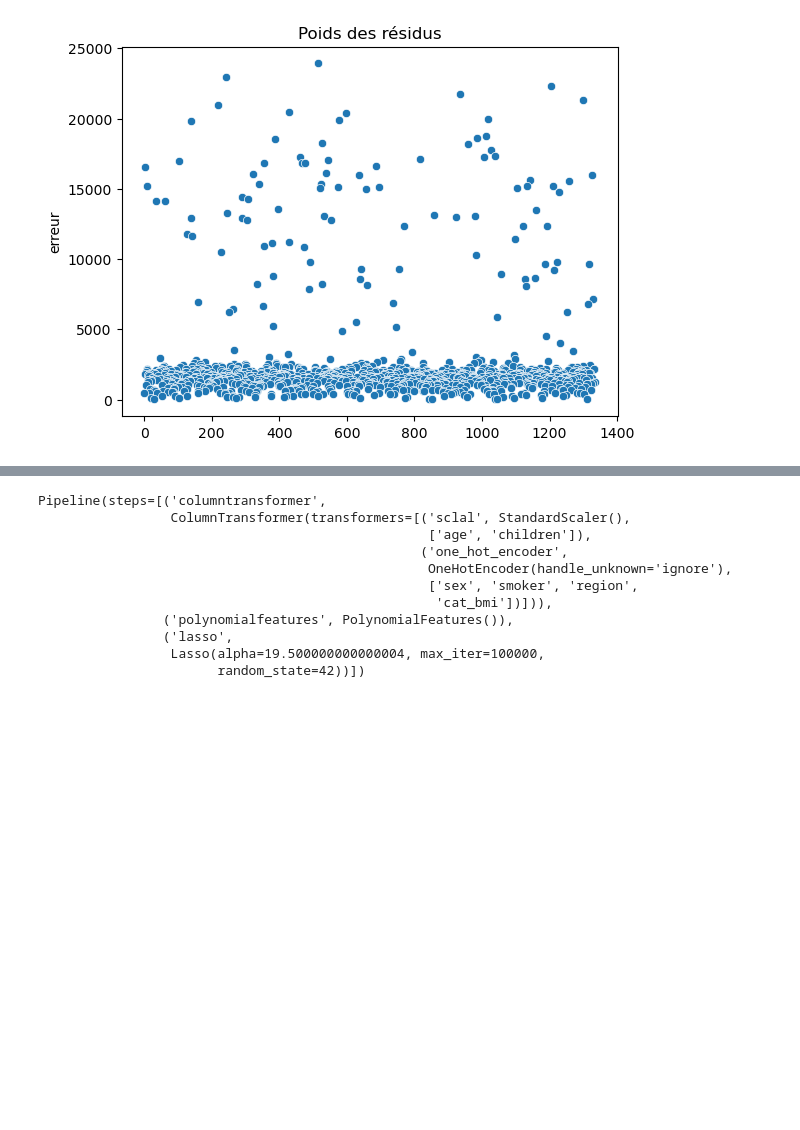
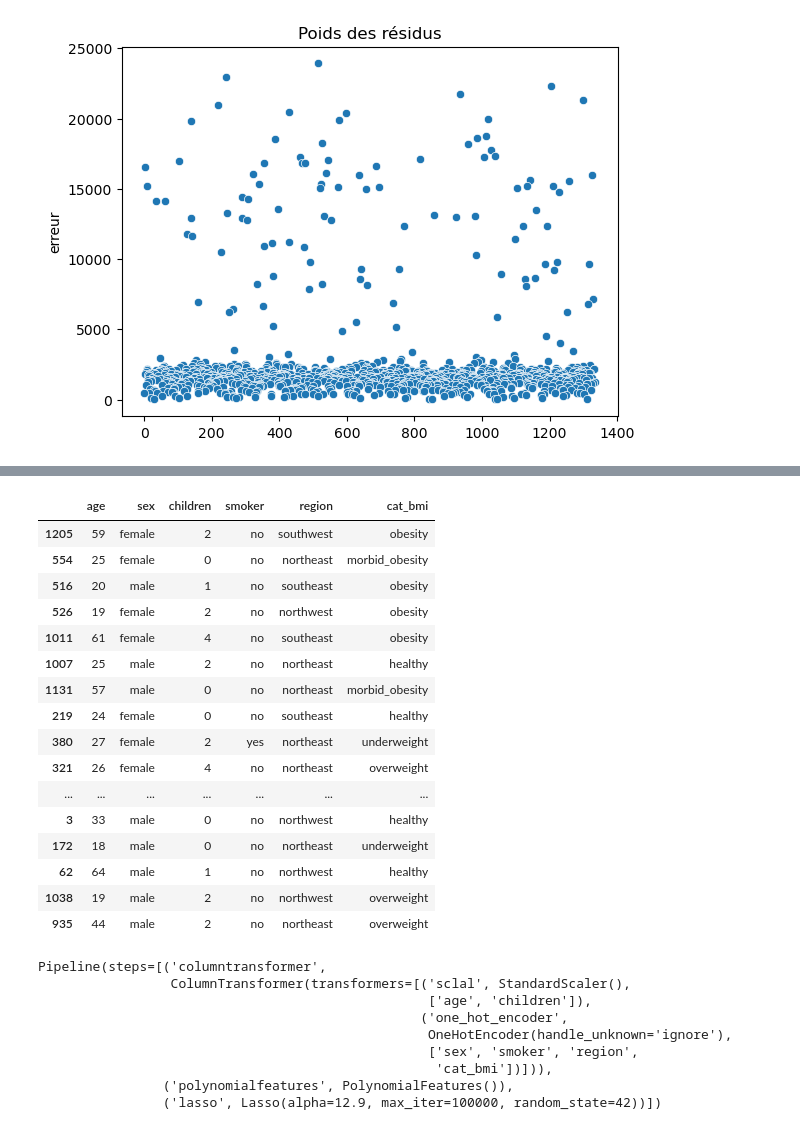
Before and after one commit to StevenDelval/Predire-une-prime-d-assurance-grace-l-IA, a Jupyter notebook: modelisation.ipynb, the cells around one changed output, grey strips where cells are left out. Cells and saved outputs as stored; diff of their text form; code cells hidden in the pictures; blank space fills up the shorter version.

```diff
--- a/modelisation.ipynb
+++ b/modelisation.ipynb
@@ -201,0 +199,20 @@ y_train = y_train.drop(index=index_to_be_removed.values)
+# %%
+X_train.loc[index_to_be_removed]
+# %% [output]
+|  | age | sex | children | smoker | region | cat_bmi |
+| 1205 | 59 | female | 2 | no | southwest | obesity |
+| 554 | 25 | female | 0 | no | northeast | morbid_obesity |
+| 516 | 20 | male | 1 | no | southeast | obesity |
+| 526 | 19 | female | 2 | no | northwest | obesity |
+| 1011 | 61 | female | 4 | no | southeast | obesity |
+| 1007 | 25 | male | 2 | no | northeast | healthy |
+| 1131 | 57 | male | 0 | no | northeast | morbid_obesity |
+| 219 | 24 | female | 0 | no | southeast | healthy |
+| 380 | 27 | female | 2 | yes | northeast | underweight |
+| 321 | 26 | female | 4 | no | northeast | overweight |
+| ... | ... | ... | ... | ... | ... | ... |
+| 3 | 33 | male | 0 | no | northwest | healthy |
+| 172 | 18 | male | 0 | no | northeast | underweight |
+| 62 | 64 | male | 1 | no | northwest | healthy |
+| 1038 | 19 | male | 2 | no | northwest | overweight |
+| 935 | 44 | male | 2 | no | northeast | overweight |
@@ -206,7 +227,7 @@ y_train = y_train.drop(index=index_to_be_removed.values)
 
 # modelLasso.set_params(**randm_src.best_params_)
 # print(randm_src.best_params_)
-modelLasso.set_params(**{'lasso__alpha': 19.500000000000004})
+modelLasso.set_params(**{'lasso__alpha': 12.9})
 # %% [output]
 Pipeline(steps=[('columntransformer',
                  ColumnTransformer(transformers=[('sclal', StandardScaler(),
@@ -216,9 +237,7 @@ Pipeline(steps=[('columntransformer',
                                                   ['sex', 'smoker', 'region',
                                                    'cat_bmi'])])),
                 ('polynomialfeatures', PolynomialFeatures()),
-                ('lasso',
-                 Lasso(alpha=19.500000000000004, max_iter=100000,
-                       random_state=42))])
+                ('lasso', Lasso(alpha=12.9, max_iter=100000, random_state=42))])
 # %%
 kfold =KFold(n_splits=5,shuffle=True,random_state=42)
 scores = cross_val_score(modelLasso,X_train,y_train)
```
Also changed, not shown: parts of 10 cells of this notebook, 3 other files.
